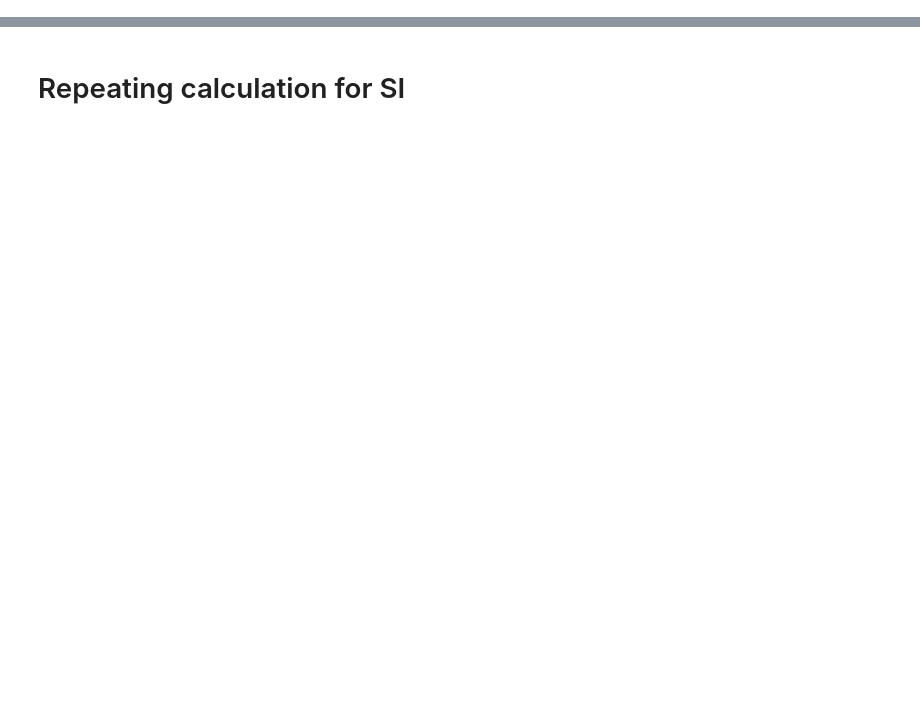
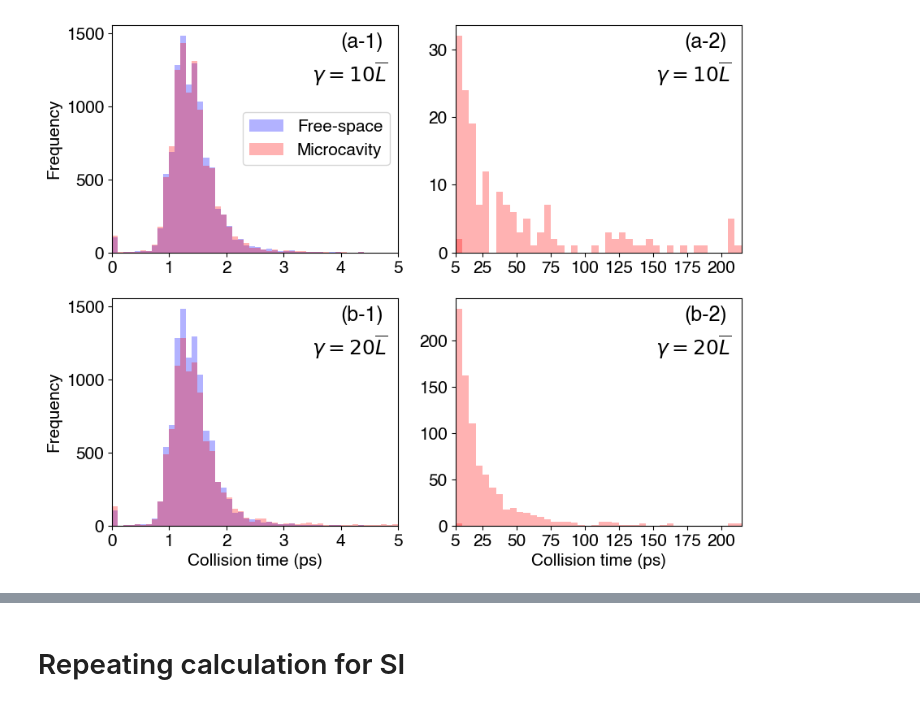
Before and after one commit to RibeiroGroup/Molecular-Dynamics-for-CIS, a Jupyter notebook: src/analyze_monte_carlo.ipynb, the cells around one changed output, grey strips where cells are left out. Cells and saved outputs as stored; diff of their text form; code cells hidden in the pictures; blank space fills up the shorter version.

```diff
--- a/src/analyze_monte_carlo.ipynb
+++ b/src/analyze_monte_carlo.ipynb
@@ -733,46 +748,58 @@ for i, coup_str in enumerate(['Lxy1e1', 'Lxy2e1']):
     dm_dict2.update({coup_str : dm})
 # %%
 assoc_limit = 5
+
+#matplotlib.rc('xtick', labelsize=15)
+#matplotlib.rc('ytick', labelsize=15)
+
+font = {'size'   : 15}
+matplotlib.rc('font', **font)
 
 fig,ax = plt.subplots(2,2, figsize = (10,8))
 
 for i, coup_str in enumerate(['Lxy1e1', 'Lxy2e1']):
 
     ct = ct_dict2[coup_str]
 
     bin01 = ax[i,0].hist(ct0, np.arange(0,assoc_limit - 0.0001, 0.09999), alpha = alpha, color = 'blue',label = 'Free-space')
     bin1 = ax[i,0].hist(ct, np.arange(0,assoc_limit -0.0001, 0.09999), color = 'red', alpha = alpha,label = 'Microcavity')
 
     bin02 = ax[i,1].hist(ct0, np.arange(assoc_limit-0.0001,214.9999,4.9999), color = 'red', alpha = alpha)
     bin2 = ax[i,1].hist(ct, np.arange(assoc_limit-0.0001,214.9999,4.9999), color = 'red', alpha = alpha)
 
     bin_dict.update({coup_str: (bin1, bin2)})
 
 
     ax[i,1].yaxis.set_major_formatter('{x:.0f}')
     ax[i,1].xaxis.set_major_locator(MultipleLocator(25))
 
 for i in range(2):
     ax[i,1].set_xticks(list(ax[i,1].get_xticks()) + [assoc_limit])
     ax[i,1].set_xlim(assoc_limit,215)
     ax[i,0].set_xlim(0,assoc_limit)
     ax[i,0].set_ylabel('Frequency')
 
 ax[1,0].set_xlabel('Collision time (ps)')
 ax[1,1].set_xlabel('Collision time (ps)')
 
-ax[0,0].annotate('(a-1)',xy = (0.85,0.9), xycoords = 'axes fraction', fontsize = 'large')
-ax[0,0].annotate(r'$\gamma = 10\overline{L}$',xy = (0.75,0.8), xycoords = 'axes fraction', fontsize = 'large')
-ax[1,0].annotate('(b-1)',xy = (0.85,0.9), xycoords = 'axes fraction', fontsize = 'large')
-ax[1,0].annotate(r'$\gamma = 20\overline{L}$',xy = (0.75,0.8), xycoords = 'axes fraction', fontsize = 'large')
+ax[0,0].annotate('(a-1)',xy = (0.8,0.9), xycoords = 'axes fraction', fontsize = 'large')
+ax[0,0].annotate(r'$\gamma = 10\overline{L}$',xy = (0.7,0.75), xycoords = 'axes fraction', fontsize = 'large')
+ax[1,0].annotate('(b-1)',xy = (0.8,0.9), xycoords = 'axes fraction', fontsize = 'large')
+ax[1,0].annotate(r'$\gamma = 20\overline{L}$',xy = (0.7,0.75), xycoords = 'axes fraction', fontsize = 'large')
 
-ax[0,1].annotate('(a-2)',xy = (0.85,0.9), xycoords = 'axes fraction', fontsize = 'large')
-ax[0,1].annotate(r'$\gamma = 10\overline{L}$',xy = (0.75,0.8), xycoords = 'axes fraction', fontsize = 'large')
-ax[1,1].annotate('(b-2)',xy = (0.85,0.9), xycoords = 'axes fraction', fontsize = 'large')
-ax[1,1].annotate(r'$\gamma = 20\overline{L}$',xy = (0.75,0.8), xycoords = 'axes fraction', fontsize = 'large')
+ax[0,1].annotate('(a-2)',xy = (0.8,0.9), xycoords = 'axes fraction', fontsize = 'large')
+ax[0,1].annotate(r'$\gamma = 10\overline{L}$',xy = (0.7,0.75), xycoords = 'axes fraction', fontsize = 'large')
+ax[1,1].annotate('(b-2)',xy = (0.8,0.9), xycoords = 'axes fraction', fontsize = 'large')
+ax[1,1].annotate(r'$\gamma = 20\overline{L}$',xy = (0.7,0.75), xycoords = 'axes fraction', fontsize = 'large')
 
 ax[0,0].legend(loc = 'center right')
 
 fig.savefig(fig_root + 'histogram_boltzmann_512.jpeg',dpi=600, bbox_inches = 'tight')
+
+
+font = {'size'   : 15}
+matplotlib.rc('font', **font)
+# %% [output]
+[figure, added]
 # %%
 161 * 100 / 10240
```
Also changed, not shown: parts of 7 cells of this notebook, 7 other files.
